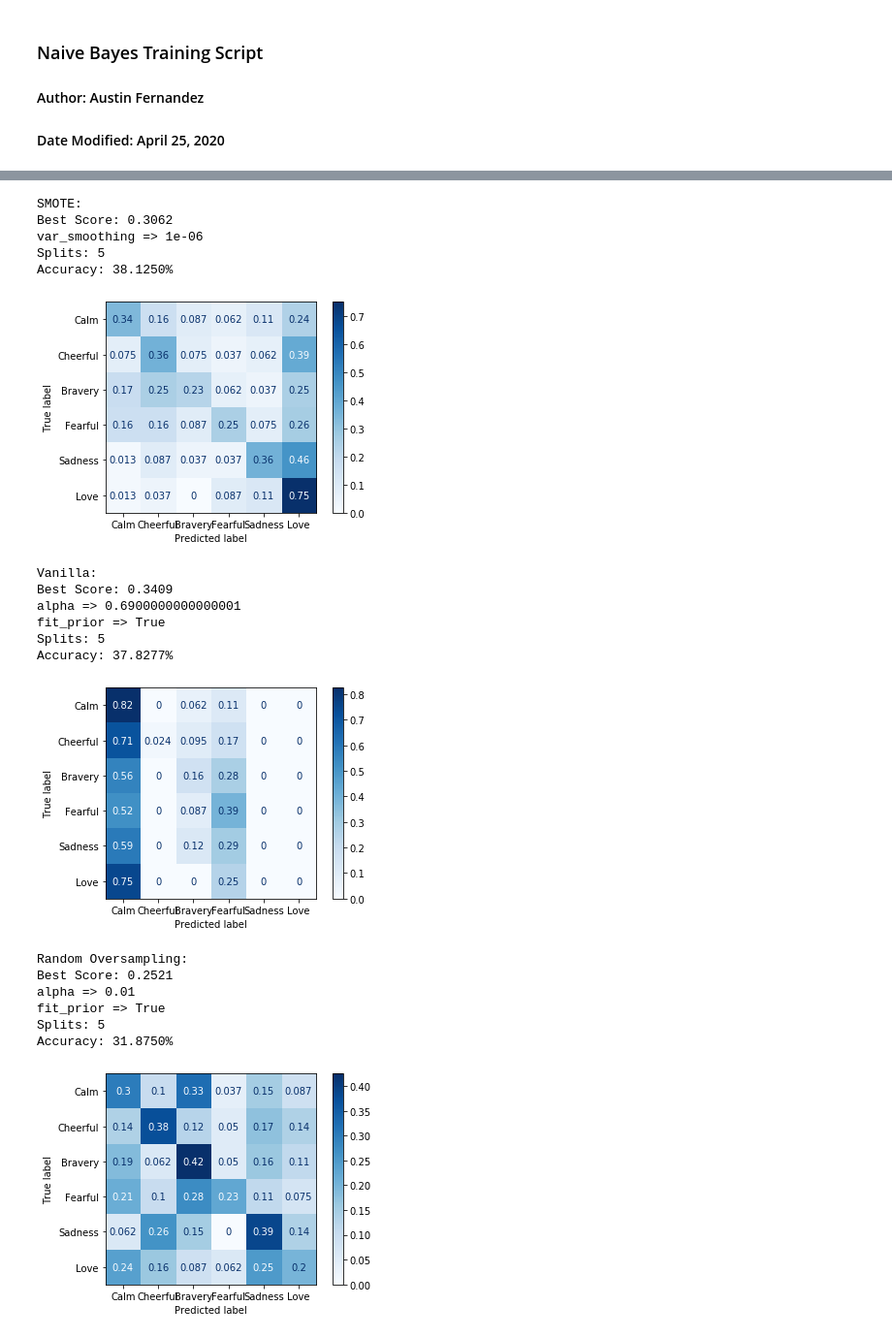
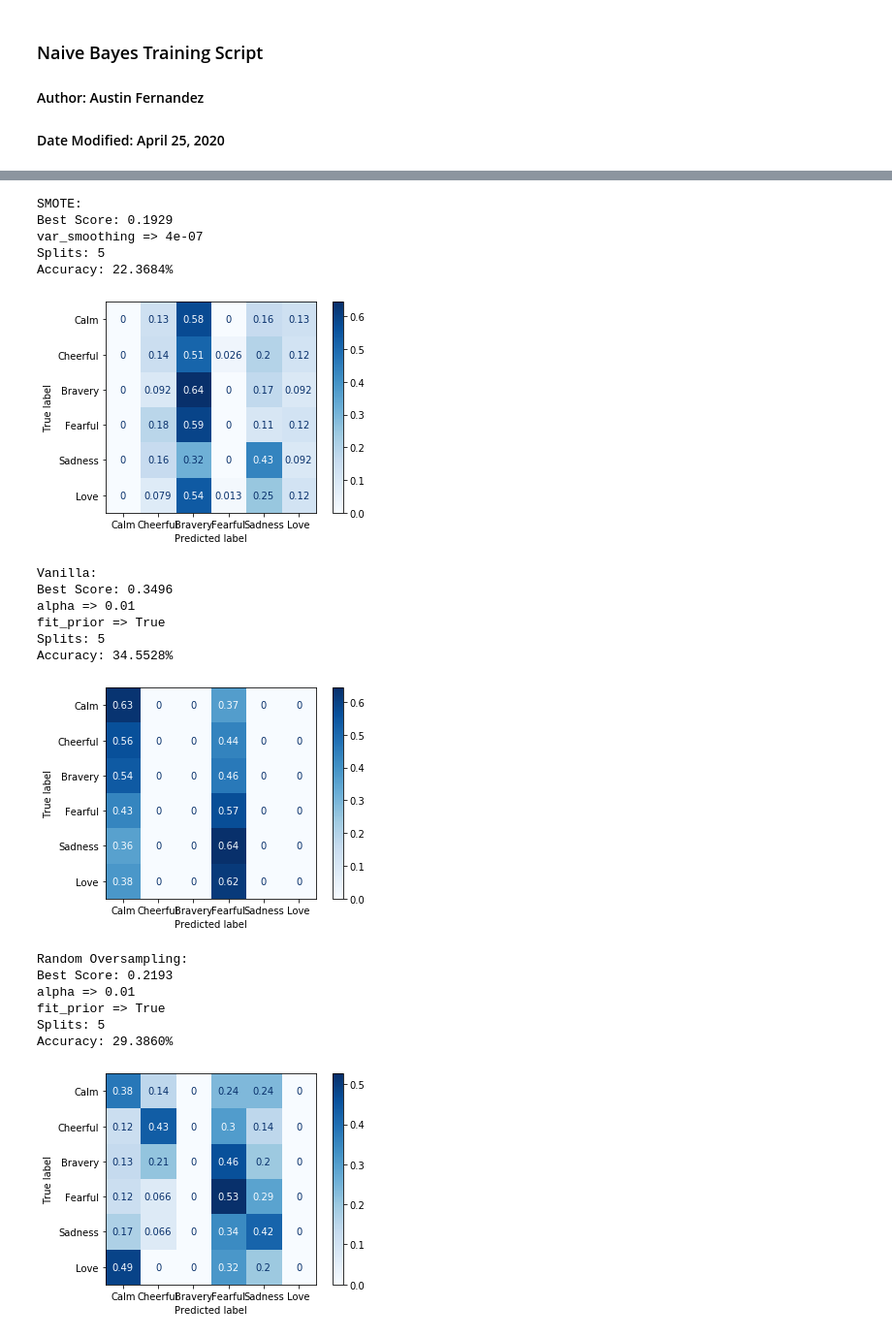
Before and after one commit to gracielnunciob/XLB48, a Jupyter notebook: Notebooks/Training/Naive Bayes Hyperparameter Search.ipynb, the cells around one changed output, grey strips where cells are left out. Shown at 97% size. Cells and saved outputs as stored; diff of their text form; code cells hidden in the pictures.

Commit message:
Fixed Column Count

```diff
--- a/Notebooks/Training/Naive Bayes Hyperparameter Search.ipynb
+++ b/Notebooks/Training/Naive Bayes Hyperparameter Search.ipynb
@@ -29,15 +29,16 @@ def extract_data(filename,with_label=True):
             continue
         data.append(line)
     print(np.shape(data))
-    x_train = np.empty((0,340))
+    col_count = 324
+    x_train = np.empty((0,col_count))
     y_train = np.array([])
 
     for line in data:
         if with_label:
-            x_train = np.append(x_train,np.array(list(map(float,line[1:-2]))).reshape((1,340)),axis=0)
+            x_train = np.append(x_train,np.array(list(map(float,line[1:-2]))).reshape((1,col_count)),axis=0)
             y_train = np.append(y_train,int(line[-1]))
         else:
-            x_train = np.append(x_train,np.array(list(map(float,line[1:6]+line[8:]))).reshape((1,340)),axis=0)
+            x_train = np.append(x_train,np.array(list(map(float,line[1:6]+line[8:]))).reshape((1,col_count)),axis=0)
     print(x_train.shape)
     print(y_train.shape)
     if with_label:
@@ -140,11 +141,11 @@ Accuracy: 35.6250%
 print_res("SMOTE",x_smote,y_smote,grid_search_gaussian)
 # %% [output]
 SMOTE:
-Best Score: 0.3062
-var_smoothing => 1e-06
+Best Score: 0.1929
+var_smoothing => 4e-07
 Splits: 5
-Accuracy: 38.1250%
+Accuracy: 22.3684%
-[figure, old version]
+[figure, new version]
 # %%
 # MultinomialNB, Grid Search
 k_folds = 5
@@ -155,23 +156,23 @@ parameters = {
 mnb = MultinomialNB()
 grid_search_multinomial = GridSearchCV(mnb, parameters,cv=k_folds,n_jobs=-1)
 # %%
-print_res("Vanilla",x_train,y_train,grid_search_multinomial)
+print_res("Vanilla",x_train[:,0:4],y_train,grid_search_multinomial)
 # %% [output]
 Vanilla:
-Best Score: 0.3409
-alpha => 0.6900000000000001
+Best Score: 0.3496
+alpha => 0.01
 fit_prior => True
 Splits: 5
-Accuracy: 37.8277%
+Accuracy: 34.5528%
-[figure, old version]
+[figure, new version]
 # %%
-print_res("Random Oversampling",x_os,y_os,grid_search_multinomial)
+print_res("Random Oversampling",x_os[:,0:4],y_os,grid_search_multinomial)
 # %% [output]
 Random Oversampling:
-Best Score: 0.2521
+Best Score: 0.2193
 alpha => 0.01
 fit_prior => True
 Splits: 5
-Accuracy: 31.8750%
+Accuracy: 29.3860%
-[figure, old version]
+[figure, new version]
 # %%
```
Also changed, not shown: parts of 20 cells of this notebook, 2 other files.
